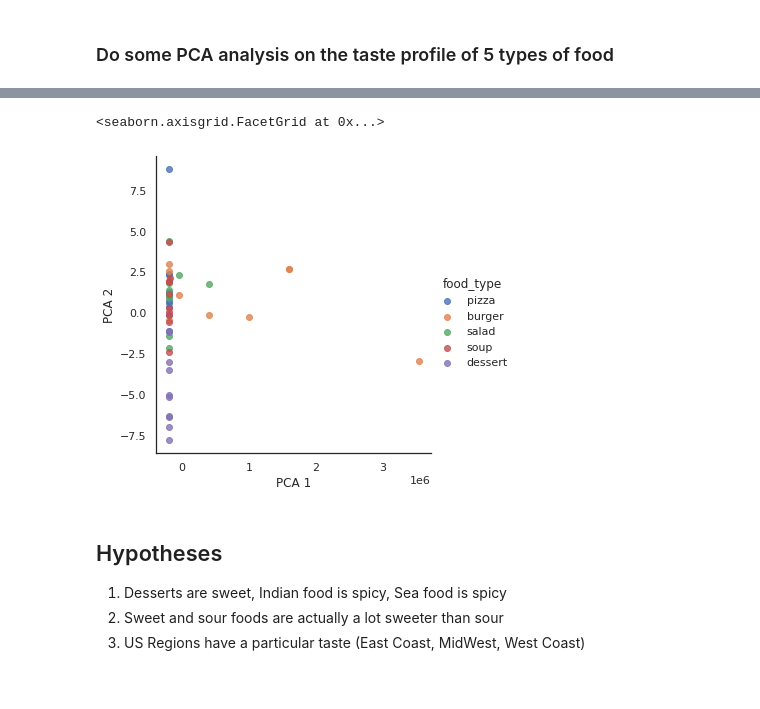
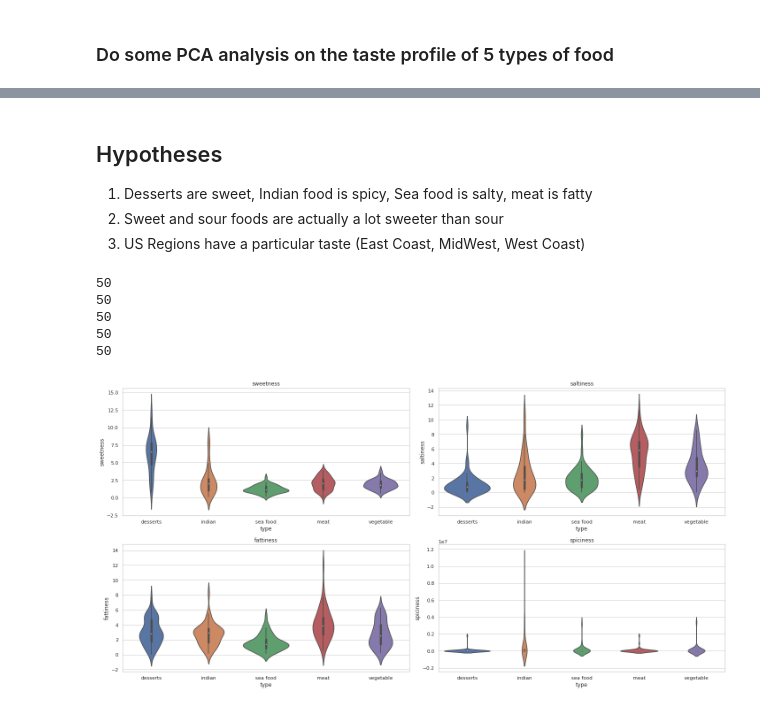
Before and after one commit to CodyBurker/Recipe-Radar, a Jupyter notebook: SpoontasticTest.ipynb, the cells around one changed output, grey strips where cells are left out. Drawn from its saved outputs; the diff is of its cells as text; code cells hidden in the pictures.

```diff
--- a/SpoontasticTest.ipynb
+++ b/SpoontasticTest.ipynb
@@ -22,8 +11,8 @@ pizza_taste
 # %%
 # Extract flavors from taste profile
 # From dictionary to separate columns in dataframe
-flavors = ['sweetness','saltiness','sourness','bitterness','savoriness','fattiness','spiciness']
-recipeswithflavor = all_recipes.copy()
-for falvor in flavors:
-    recipeswithflavor[falvor] = all_recipes['taste_profile'].apply(lambda row: row[falvor])
-recipeswithflavor.head()
+# flavors = ['sweetness','saltiness','sourness','bitterness','savoriness','fattiness','spiciness']
+# recipeswithflavor = all_recipes.copy()
+# for falvor in flavors:
+#     recipeswithflavor[falvor] = all_recipes['taste_profile'].apply(lambda row: row[falvor])
+# recipeswithflavor.head()
@@ -37,10 +19,48 @@ recipeswithflavor.head()
-# %%
-recipeswithflavor.to_csv("Test")
-# %% [output]
-<seaborn.axisgrid.FacetGrid at 0x...>
-[figure, removed]
 # %% [markdown]
 ## Hypotheses
-1. Desserts are sweet, Indian food is spicy, Sea food is spicy
+1. Desserts are sweet, Indian food is spicy, Sea food is salty, meat is fatty
 2. Sweet and sour foods are actually a lot sweeter than sour
 3. US Regions have a particular taste (East Coast, MidWest, West Coast)
+# %%
+# Desserts are sweet, Indian food is spicy, sea food is salty, meat is fatty, and vegetables are savory
+search = ['desserts', 'indian', 'sea food', 'meat', 'vegetable']
+recipes = []
+for search_term in search:
+    df = sp.get_recipe(search_term, api_key, number=50)
+    print(len(df))
+    df['type'] = search_term
+    recipes.append(df)
+recipes = pd.concat(recipes)
+# %% [output]
+50
+50
+50
+50
+50
+# %%
+# Get taste profile from spoonacular
+recipes['taste_profile'] = recipes['id'].apply(lambda row: sp.get_taste(row, api_key))
+# %%
+# Extract flavors from taste profile
+flavors = ['sweetness','saltiness','sourness','bitterness','savoriness','fattiness','spiciness']
+recipeswithflavor = recipes.copy()
+for falvor in flavors:
+    recipeswithflavor[falvor] = recipes['taste_profile'].apply(lambda row: row[falvor])
+# %%
+# 25 Violins plots
+# Show the distribution of each flavor
+# for flavor in flavors
+# 5 plots side-by-side
+import seaborn as sns
+import matplotlib.pyplot as plt
+sns.set(style="whitegrid")
+# Create subplots of the 4 selected flavors
+selected_flavors = ['sweetness', 'saltiness', 'fattiness', 'spiciness']
+fig, ax = plt.subplots(2, 2, figsize=(20, 10))
+for i, flavor in enumerate(selected_flavors):
+    sns.violinplot(x='type', y=flavor, data=recipeswithflavor, ax=ax[i//2, i%2])
+    ax[i//2, i%2].set_title(flavor)
+plt.tight_layout()
+plt.show()
+# %% [output]
+[figure, added]
```
Also changed, not shown: parts of 3 cells of this notebook, 1 other file.
